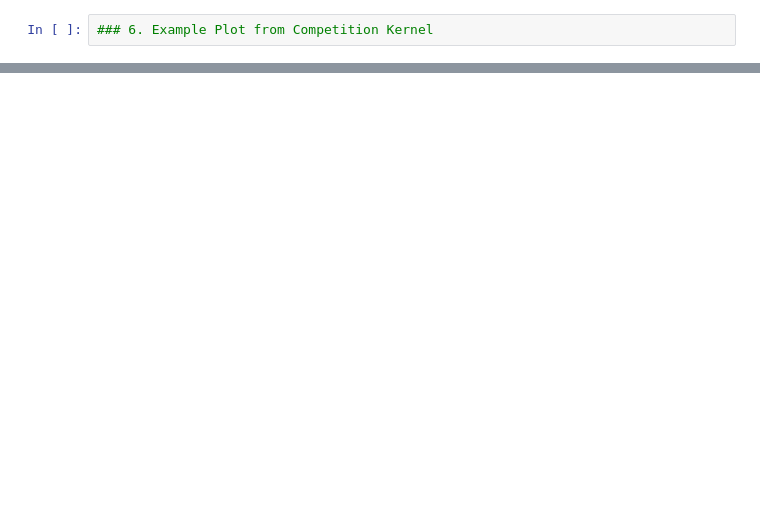
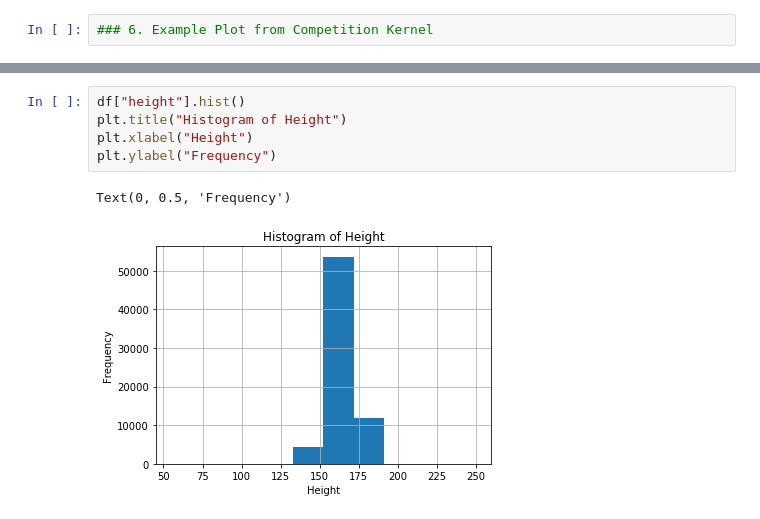
Before and after one commit to RobinsonCW/CardiovascularDiseaseClassification, a Jupyter notebook: src/exploratory_data_analysis/chance/python/Exploratory_Data_Analysis.ipynb, the cells around one changed output, grey strips where cells are left out. Cells and saved outputs as stored; diff of their text form; blank space fills up the shorter version.

```diff
--- a/src/exploratory_data_analysis/chance/python/Exploratory_Data_Analysis.ipynb
+++ b/src/exploratory_data_analysis/chance/python/Exploratory_Data_Analysis.ipynb
@@ -80,0 +173,8 @@ sns.countplot(x='years', hue='cardio', data = df);
+# %%
+df["height"].hist()
+plt.title("Histogram of Height")
+plt.xlabel("Height")
+plt.ylabel("Frequency")
+# %% [output]
+Text(0, 0.5, 'Frequency')
+[figure, added]
```
Also changed, not shown: parts of 64 cells of this notebook.
